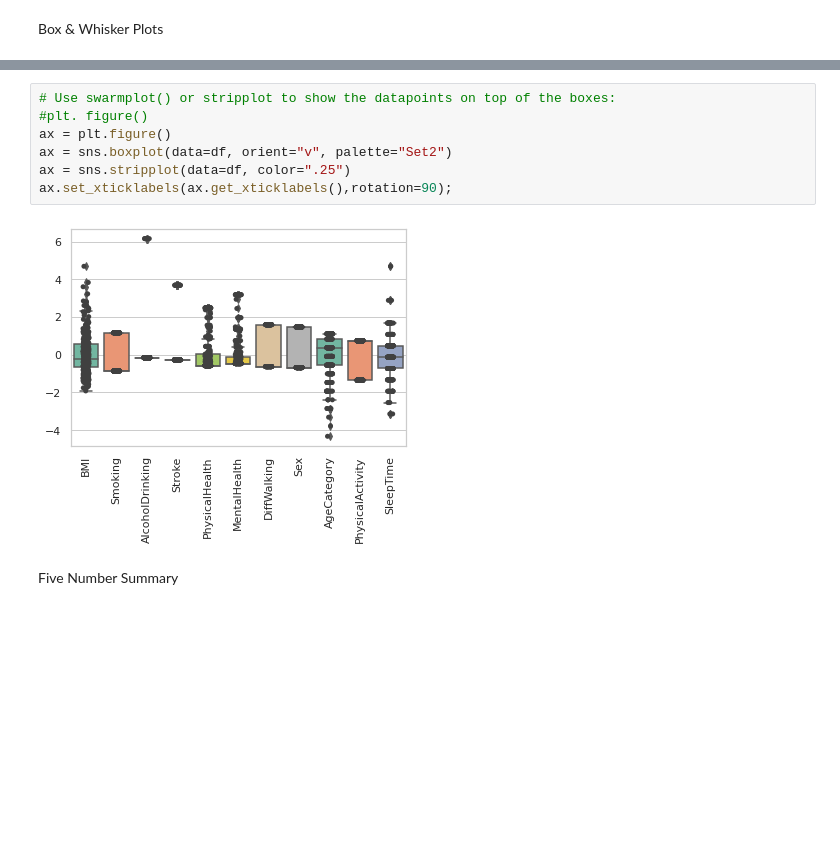
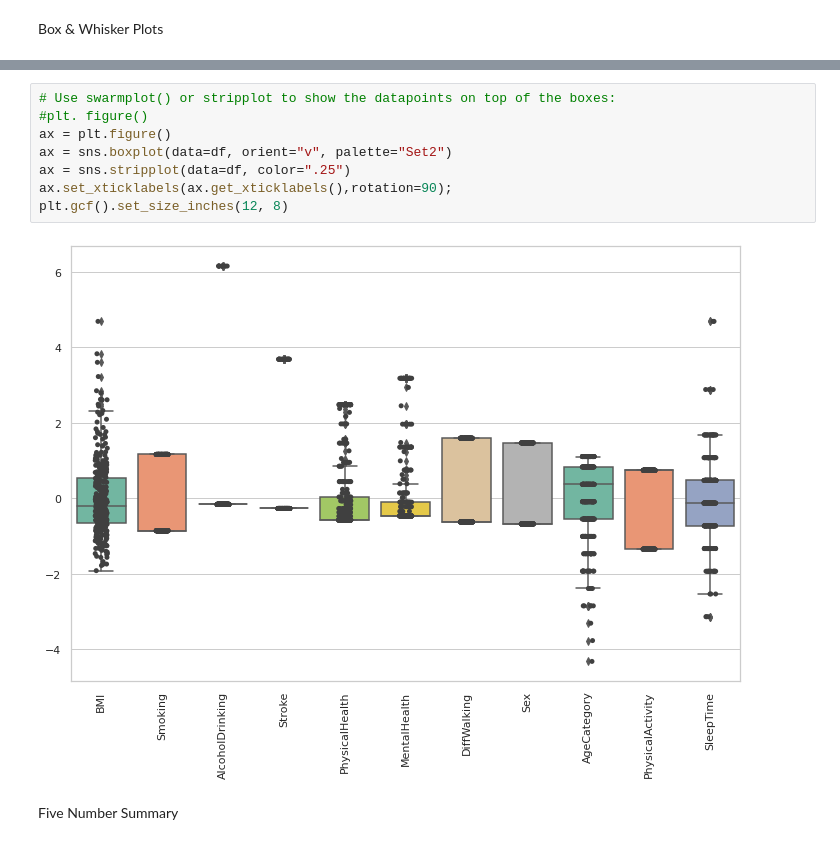
Before and after one commit to jpmaldonadoc/Project-6220, a Jupyter notebook: 6220_Project.ipynb, the cells around one changed output, grey strips where cells are left out. Drawn from its saved outputs; the diff is of its cells as text; blank space fills up the shorter version.

```diff
--- a/6220_Project.ipynb
+++ b/6220_Project.ipynb
@@ -204,12 +205,13 @@ ax.set_xticklabels(ax.get_xticklabels(),rotation=90);
 # %%
 # Use swarmplot() or stripplot to show the datapoints on top of the boxes:
 #plt. figure()
 ax = plt.figure()
 ax = sns.boxplot(data=df, orient="v", palette="Set2")
 ax = sns.stripplot(data=df, color=".25")
 ax.set_xticklabels(ax.get_xticklabels(),rotation=90);
+plt.gcf().set_size_inches(12, 8)
 # %% [output]
-[figure, old version]
+[figure, new version]
 # %% [markdown]
 Five Number Summary
 # %%
```
Also changed, not shown: parts of 21 cells of this notebook.
